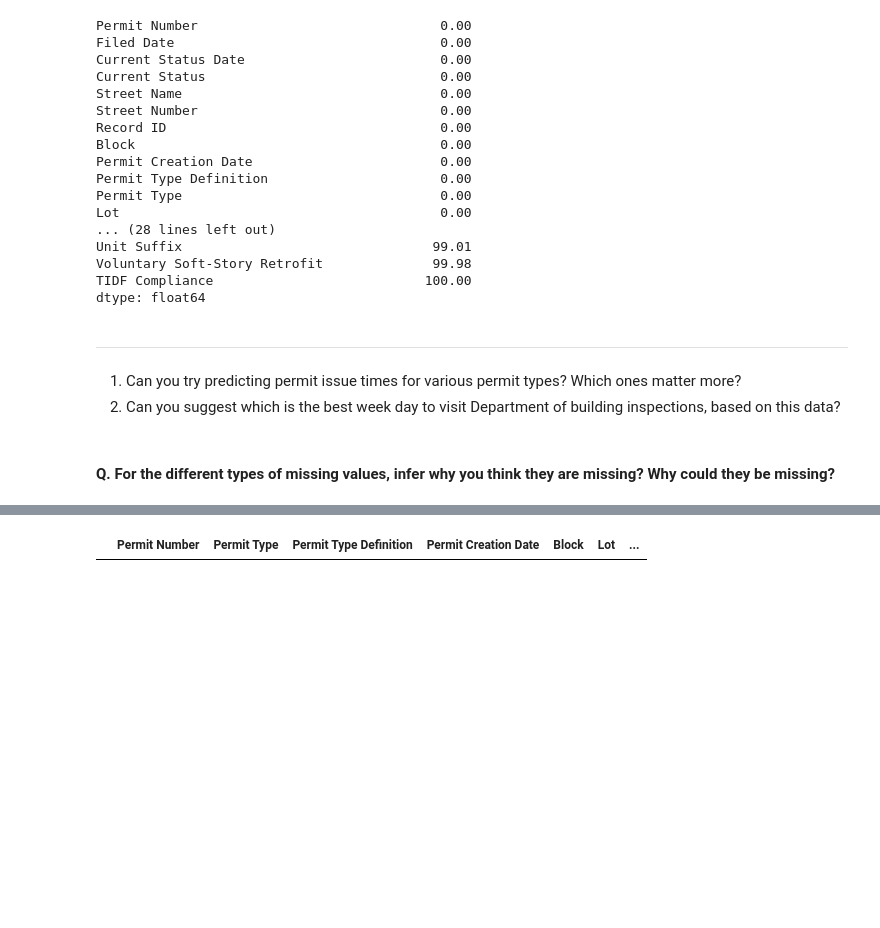
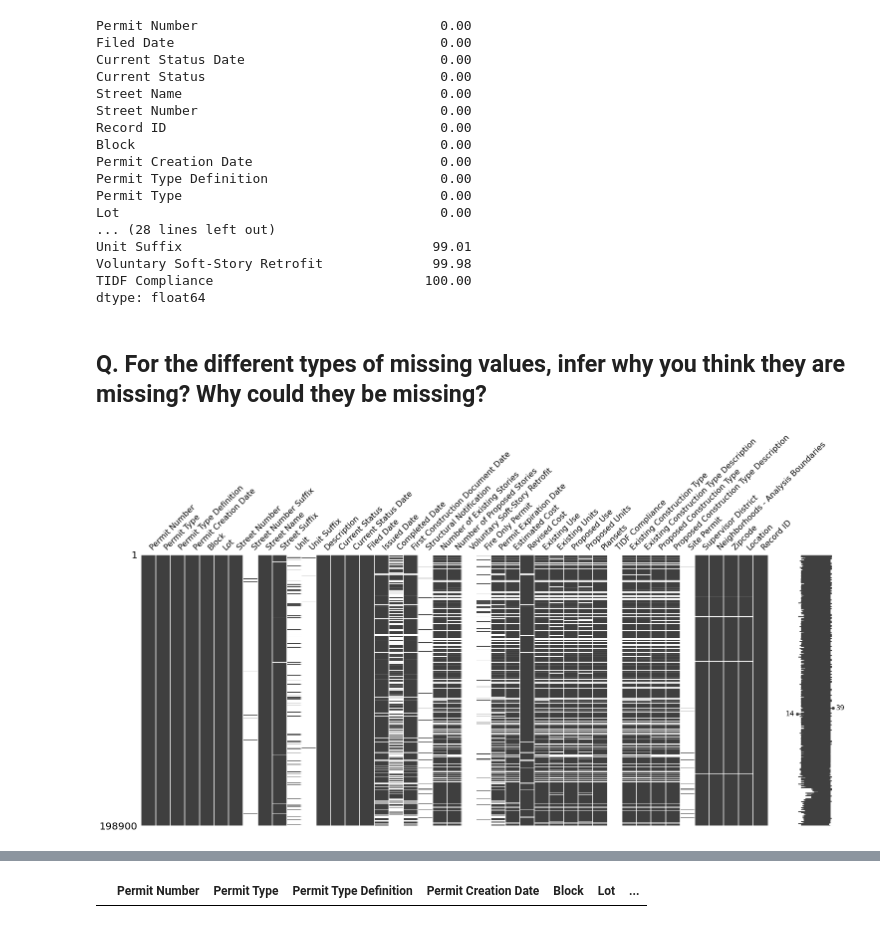
Before and after one commit to ryandhjeon/CS6010-basic-data-cleaning, a Jupyter notebook: notebooks/building_permits.ipynb, the cells around one changed output, grey strips where cells are left out. Drawn from its saved outputs; the diff is of its cells as text; code cells hidden in the pictures; blank space fills up the shorter version.

```diff
--- a/notebooks/building_permits.ipynb
+++ b/notebooks/building_permits.ipynb
@@ -175,11 +178,13 @@ Unit Suffix                                99.01
 Voluntary Soft-Story Retrofit              99.98
 TIDF Compliance                           100.00
 dtype: float64
-# %% [markdown]
----
-1. Can you try predicting permit issue times for various permit types? Which ones matter more?
-2. Can you suggest which is the best week day to visit Department of building inspections, based on this data?
 # %% [markdown]
-#### Q. For the different types of missing values, infer why you think they are missing? Why could they be missing?
+## Q. For the different types of missing values, infer why you think they are missing? Why could they be missing?
+# %%
+%matplotlib inline
+msno.matrix(permit)
+plt.show()
+# %% [output]
+[figure, added]
 # %%
 %matplotlib inline
```
Also changed, not shown: parts of 31 cells of this notebook, 5 other files.
